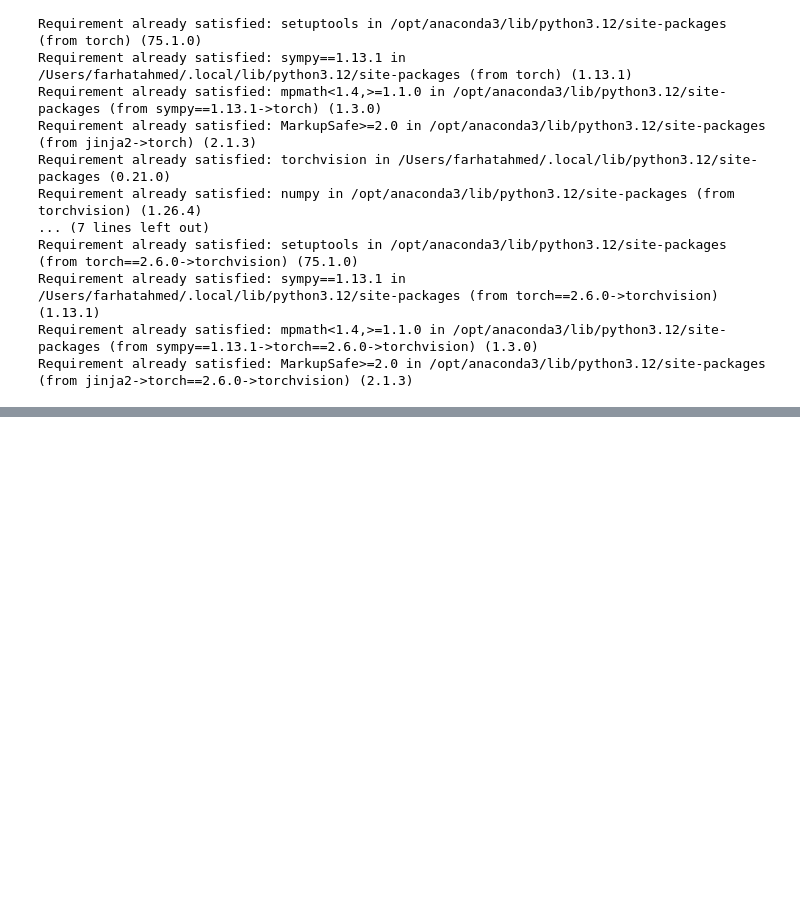
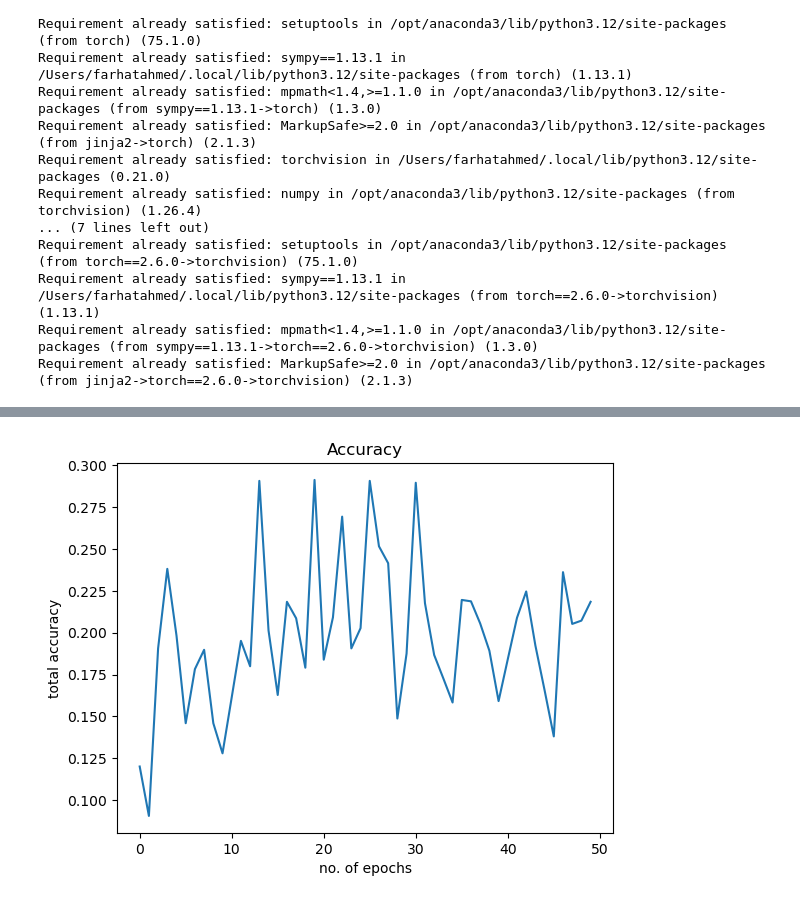
Before and after one commit to ahmedCoder12424/Age-Detector, a Jupyter notebook: Logistic_Regression.ipynb, the cells around one changed output, grey strips where cells are left out. Drawn from its saved outputs; the diff is of its cells as text; code cells hidden in the pictures; blank space fills up the shorter version.

```diff
--- a/Logistic_Regression.ipynb
+++ b/Logistic_Regression.ipynb
@@ -114,0 +132,9 @@ for images, labels in loader_train:
+# %%
+
+plt.plot(acc)
+plt.xlabel("no. of epochs")
+plt.ylabel("total accuracy")
+plt.title("Accuracy")
+plt.show()
+# %% [output]
+[figure, added]
```
Also changed, not shown: parts of 4 cells of this notebook.
